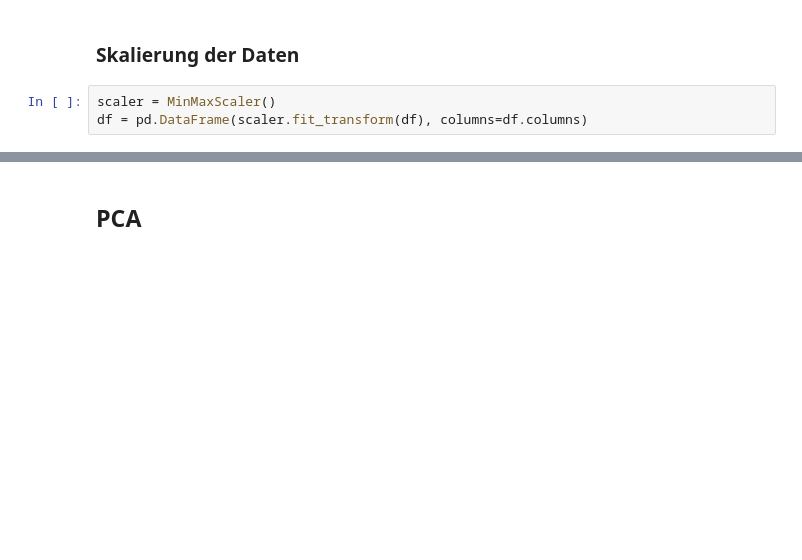
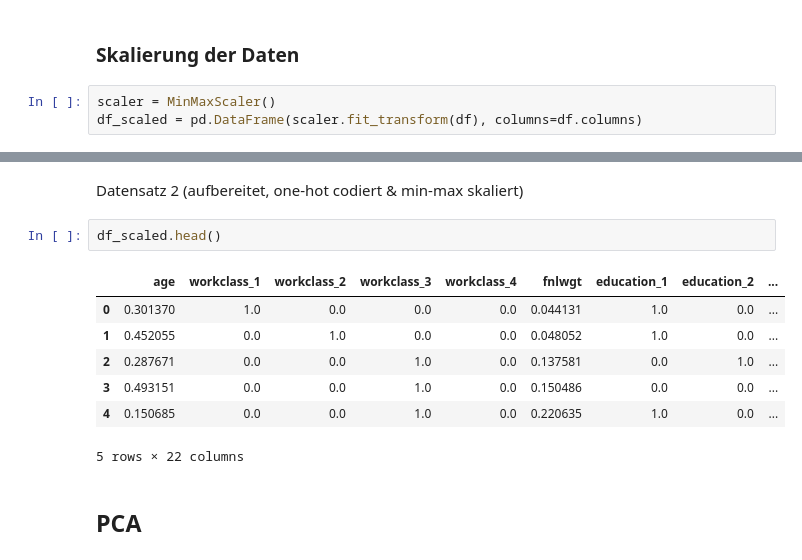
Before and after one commit to simonsymhoven/income-classification, a Jupyter notebook: ic.ipynb, the cells around one changed output, grey strips where cells are left out. Saved outputs shown, nothing was run; the diff lists cells and outputs as text; blank space fills up the shorter version.

```diff
--- a/ic.ipynb
+++ b/ic.ipynb
@@ -534,4 +533,4 @@ Dataframe Shape after encoding: (48794, 22)
 ### Skalierung der Daten
 # %%
 scaler = MinMaxScaler()
-df = pd.DataFrame(scaler.fit_transform(df), columns=df.columns)
+df_scaled = pd.DataFrame(scaler.fit_transform(df), columns=df.columns)
@@ -560,2 +551,14 @@ df.head(15)
+# %% [markdown]
+Datensatz 2 (aufbereitet, one-hot codiert & min-max skaliert)
+# %%
+df_scaled.head()
+# %% [output]
+|  | age | workclass_1 | workclass_2 | workclass_3 | workclass_4 | fnlwgt | education_1 | education_2 | ... |
+| 0 | 0.301370 | 1.0 | 0.0 | 0.0 | 0.0 | 0.044131 | 1.0 | 0.0 | ... |
+| 1 | 0.452055 | 0.0 | 1.0 | 0.0 | 0.0 | 0.048052 | 1.0 | 0.0 | ... |
+| 2 | 0.287671 | 0.0 | 0.0 | 1.0 | 0.0 | 0.137581 | 0.0 | 1.0 | ... |
+| 3 | 0.493151 | 0.0 | 0.0 | 1.0 | 0.0 | 0.150486 | 0.0 | 0.0 | ... |
+| 4 | 0.150685 | 0.0 | 0.0 | 1.0 | 0.0 | 0.220635 | 1.0 | 0.0 | ... |
+5 rows × 22 columns
 # %% [markdown]
 ## PCA <a class="pca" id="pca"></a>
```
Also changed, not shown: parts of 5 cells of this notebook.
